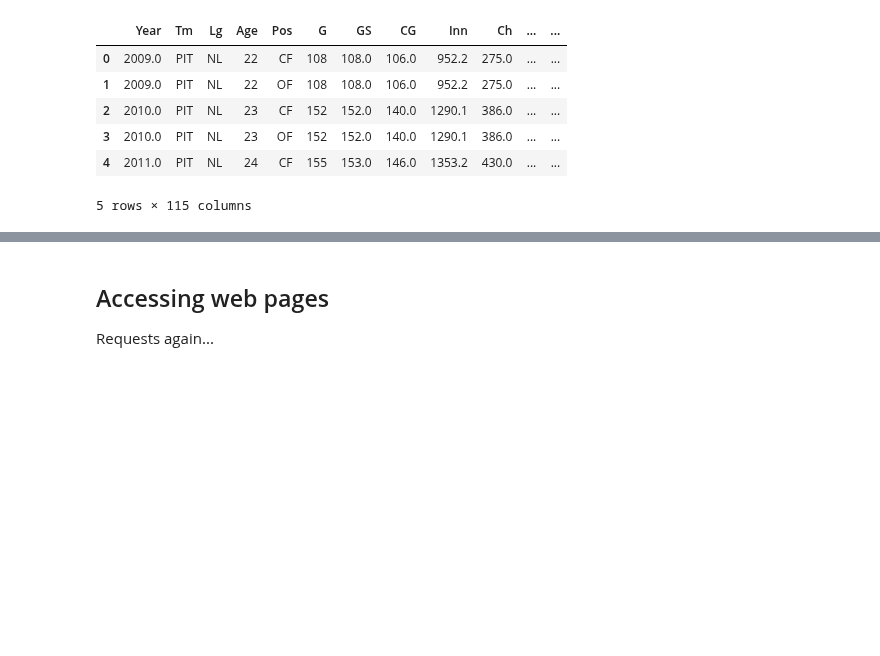
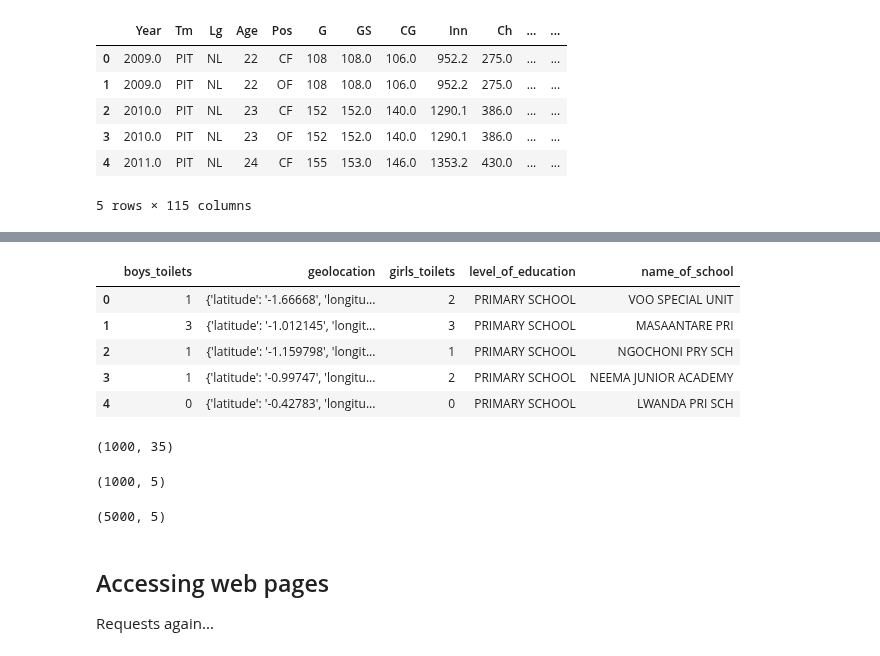
Before and after one commit to DaveBackus/Data_Bootcamp, a Jupyter notebook: Code/IPython/bootcamp_links-scraping.ipynb, the cells around one changed output, grey strips where cells are left out. Drawn from its saved outputs; the diff is of its cells as text; code cells hidden in the pictures; blank space fills up the shorter version.

```diff
--- a/Code/IPython/bootcamp_links-scraping.ipynb
+++ b/Code/IPython/bootcamp_links-scraping.ipynb
@@ -128,0 +192,13 @@ Chase's json example ..
+# %%
+# First lets select subset of data
+base_url_json += "?$select=boys_toilets,girls_toilets,geolocation,name_of_school,level_of_education"
+
+df_json2 = pd.read_json(base_url_json)
+df_json2.head()
+# %% [output]
+|  | boys_toilets | geolocation | girls_toilets | level_of_education | name_of_school |
+| 0 | 1 | {'latitude': '-1.66668', 'longitu... | 2 | PRIMARY SCHOOL | VOO SPECIAL UNIT |
+| 1 | 3 | {'latitude': '-1.012145', 'longit... | 3 | PRIMARY SCHOOL | MASAANTARE PRI |
+| 2 | 1 | {'latitude': '-1.159798', 'longit... | 1 | PRIMARY SCHOOL | NGOCHONI PRY SCH |
+| 3 | 1 | {'latitude': '-0.99747', 'longitu... | 2 | PRIMARY SCHOOL | NEEMA JUNIOR ACADEMY |
+| 4 | 0 | {'latitude': '-0.42783', 'longitu... | 0 | PRIMARY SCHOOL | LWANDA PRI SCH |
@@ -129,3 +210,15 @@ Chase's json example ..
+# %%
+df_json.shape
+# %% [output]
+(1000, 35)
+# %%
+df_json2.shape
+# %% [output]
+(1000, 5)
+# %%
+df_json3.shape
+# %% [output]
+(5000, 5)
 # %% [markdown]
 ## Accessing web pages
 
```
Also changed, not shown: parts of 14 cells of this notebook.
